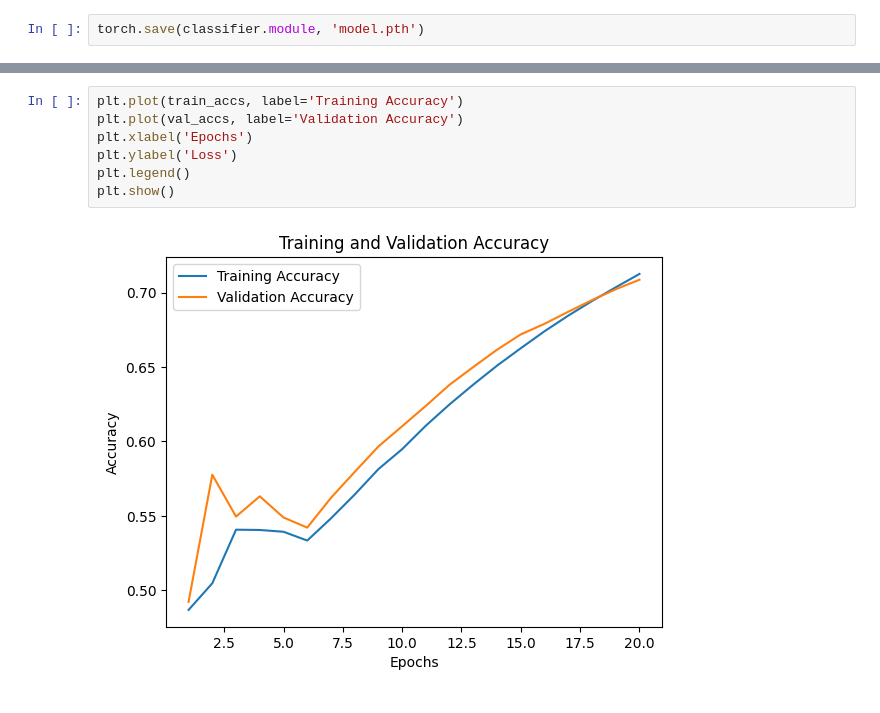
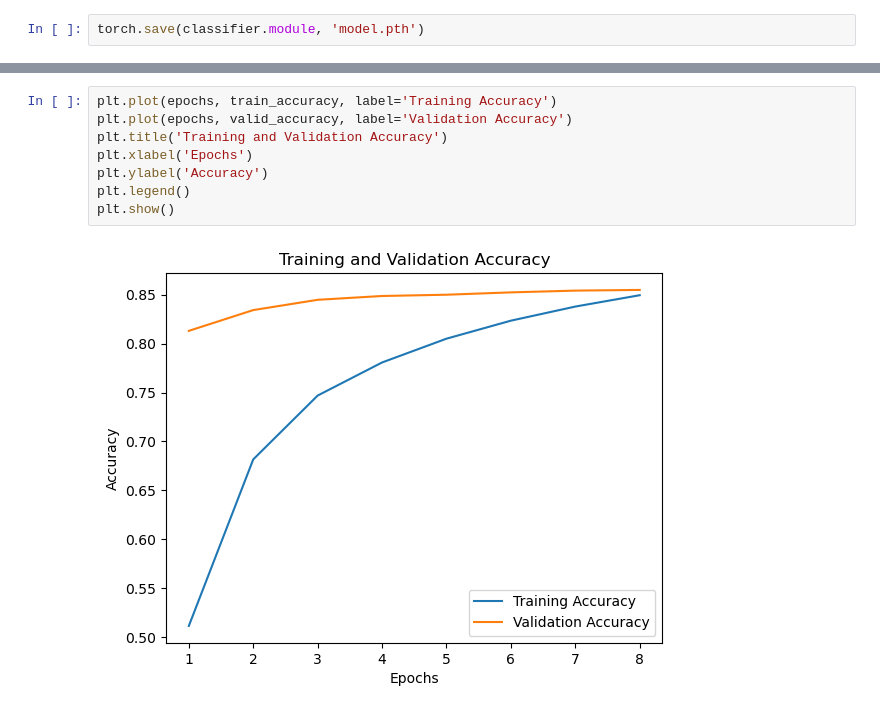
Before and after one commit to AADI-234/ML4SCI-GSoC24, a Jupyter notebook: Specific_Task_3d/linear_probing_with_pretraining.ipynb, the cells around one changed output, grey strips where cells are left out. Saved outputs shown, nothing was run; the diff lists cells and outputs as text.

```diff
--- a/Specific_Task_3d/linear_probing_with_pretraining.ipynb
+++ b/Specific_Task_3d/linear_probing_with_pretraining.ipynb
@@ -497,9 +499,10 @@ plt.show()
 # %%
-plt.plot(train_accs, label='Training Accuracy')
-plt.plot(val_accs, label='Validation Accuracy')
+plt.plot(epochs, train_accuracy, label='Training Accuracy')
+plt.plot(epochs, valid_accuracy, label='Validation Accuracy')
+plt.title('Training and Validation Accuracy')
 plt.xlabel('Epochs')
-plt.ylabel('Loss')
+plt.ylabel('Accuracy')
 plt.legend()
 plt.show()
 # %% [output]
-[figure, old version]
+[figure, new version]
```
Also changed, not shown: parts of 7 cells of this notebook, 2 other files.
